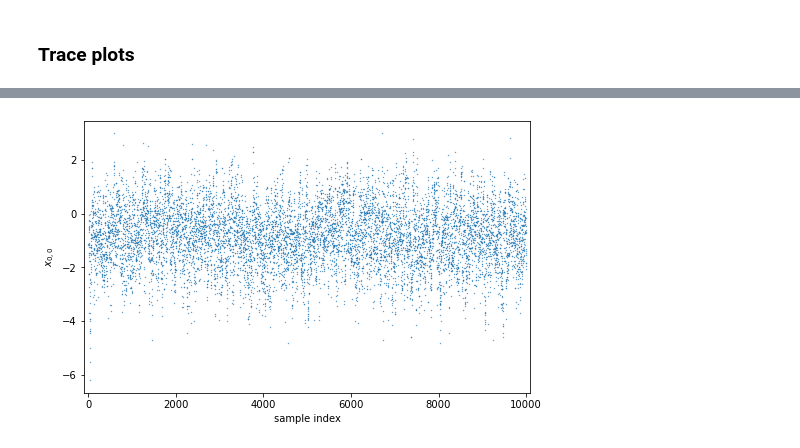
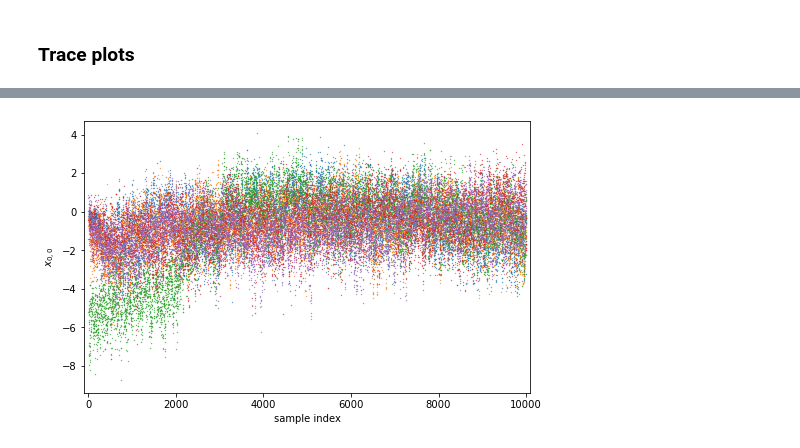
Before and after one commit to seiji594/baysis, a Jupyter notebook: notebooks/params_inference_lp.ipynb, the cells around one changed output, grey strips where cells are left out. Cells and saved outputs as stored; diff of their text form; code cells hidden in the pictures.

```diff
--- a/notebooks/params_inference_lp.ipynb
+++ b/notebooks/params_inference_lp.ipynb
@@ -73,13 +74,13 @@ To run the simulation we need to provide the initial sample $\mathbf{x}_0$ to st
 # %%
 n_iter_ehmm = 10000
 x_init = np.zeros((n, T))
-seeds = np.array([5], dtype=int)
-scales_ehmm = np.array([0.05, 0.2])
+seeds = np.array([2, 10, 100, 1e4, 1e5], dtype=int)
+scales_ehmm = np.array([0.05, 0.2, 0.04, 0.005])
 reverse = False
 simulation_ehmm = SimulationSpec(n_iter_ehmm, seeds, x_init, scaling=scales_ehmm, reverse=reverse)
 # %%
 # Simulation with EHMM sampler
-ehmm_session_name = f"paramtest_ehmm50_noreverse_lp"
+ehmm_session_name = f"lp_paramsampl_ehmm50_noreverse"
 mcmc_ehmm_lp = MCMCsession(ehmm_session_name)
 if mcmc_ehmm_lp.hasResults():
     mcmc_ehmm_lp.loadResults()
@@ -234,7 +293,7 @@ plot_trace(ehmm_samples, t, d)
 # %%
-plot_mixing(mcmc_ehmm_lp.samples, t, d)
+plotMixing(mcmc_ehmm_lp.samples, t, d)
 # %% [output]
-[figure, old version]
+[figure, new version]
 # %%
 for idx, param_name in enumerate(params_names):
     fig, ax = plt.subplots(figsize=(8, 5))
```
Also changed, not shown: parts of 28 cells of this notebook, 12 other files.
